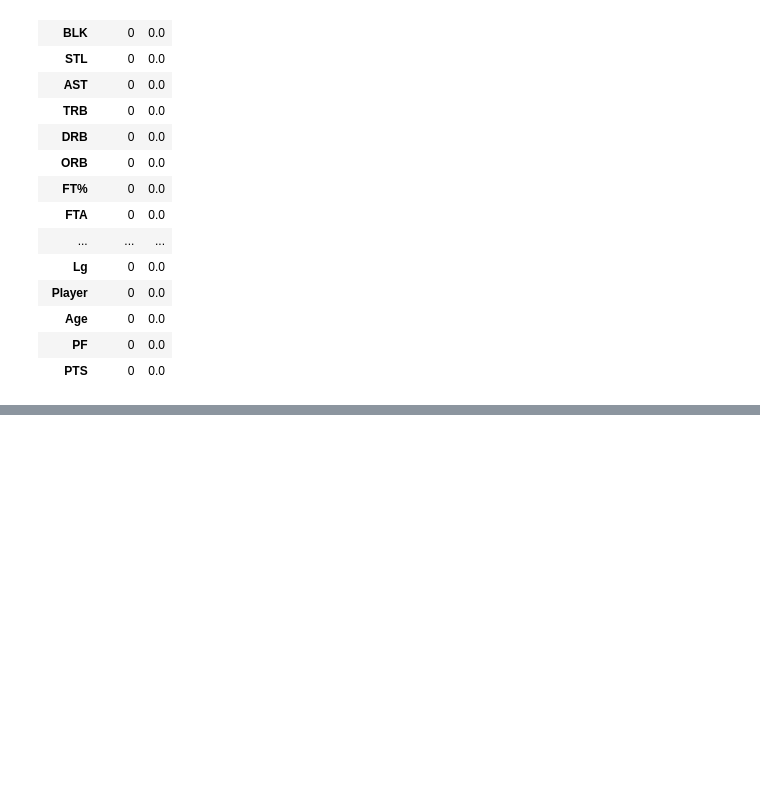
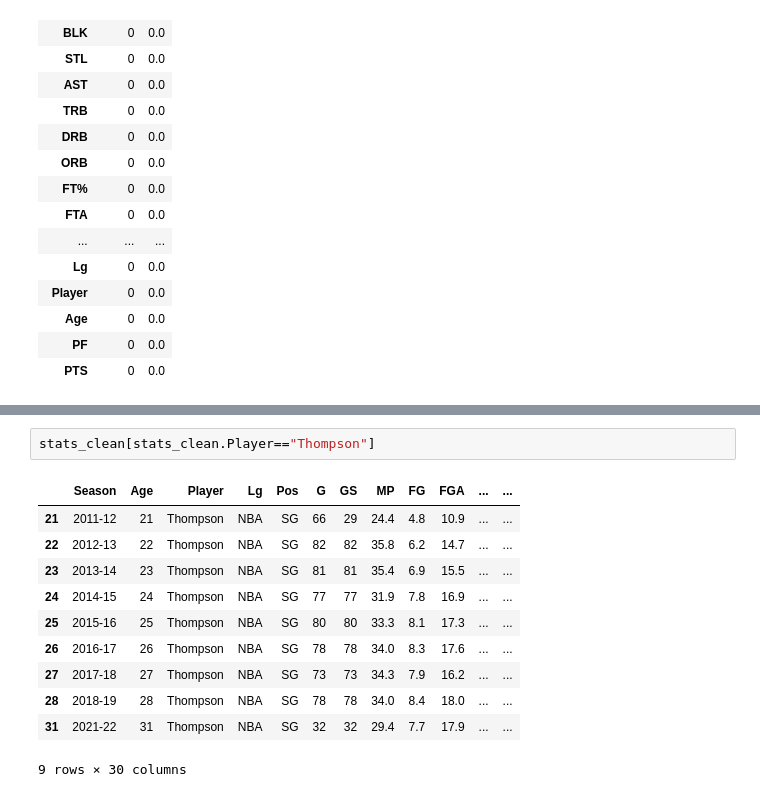
Before and after one commit to emilioosmenaiv/Capstone-Two-Data-Wrangling-NBA-Contract, a Jupyter notebook: Capstone Two Data Wrangling NBA Contract.ipynb, the cells around one changed output, grey strips where cells are left out. Cells and saved outputs as stored; diff of their text form; blank space fills up the shorter version.

```diff
--- a/Capstone Two Data Wrangling NBA Contract.ipynb
+++ b/Capstone Two Data Wrangling NBA Contract.ipynb
@@ -82,0 +203,14 @@ stats.describe().T
+# %%
+stats_clean[stats_clean.Player=="Thompson"]
+# %% [output]
+|  | Season | Age | Player | Lg | Pos | G | GS | MP | FG | FGA | ... | ... |
+| 21 | 2011-12 | 21 | Thompson | NBA | SG | 66 | 29 | 24.4 | 4.8 | 10.9 | ... | ... |
+| 22 | 2012-13 | 22 | Thompson | NBA | SG | 82 | 82 | 35.8 | 6.2 | 14.7 | ... | ... |
+| 23 | 2013-14 | 23 | Thompson | NBA | SG | 81 | 81 | 35.4 | 6.9 | 15.5 | ... | ... |
+| 24 | 2014-15 | 24 | Thompson | NBA | SG | 77 | 77 | 31.9 | 7.8 | 16.9 | ... | ... |
+| 25 | 2015-16 | 25 | Thompson | NBA | SG | 80 | 80 | 33.3 | 8.1 | 17.3 | ... | ... |
+| 26 | 2016-17 | 26 | Thompson | NBA | SG | 78 | 78 | 34.0 | 8.3 | 17.6 | ... | ... |
+| 27 | 2017-18 | 27 | Thompson | NBA | SG | 73 | 73 | 34.3 | 7.9 | 16.2 | ... | ... |
+| 28 | 2018-19 | 28 | Thompson | NBA | SG | 78 | 78 | 34.0 | 8.4 | 18.0 | ... | ... |
+| 31 | 2021-22 | 31 | Thompson | NBA | SG | 32 | 32 | 29.4 | 7.7 | 17.9 | ... | ... |
+9 rows × 30 columns
```
Also changed, not shown: parts of 14 cells of this notebook.
